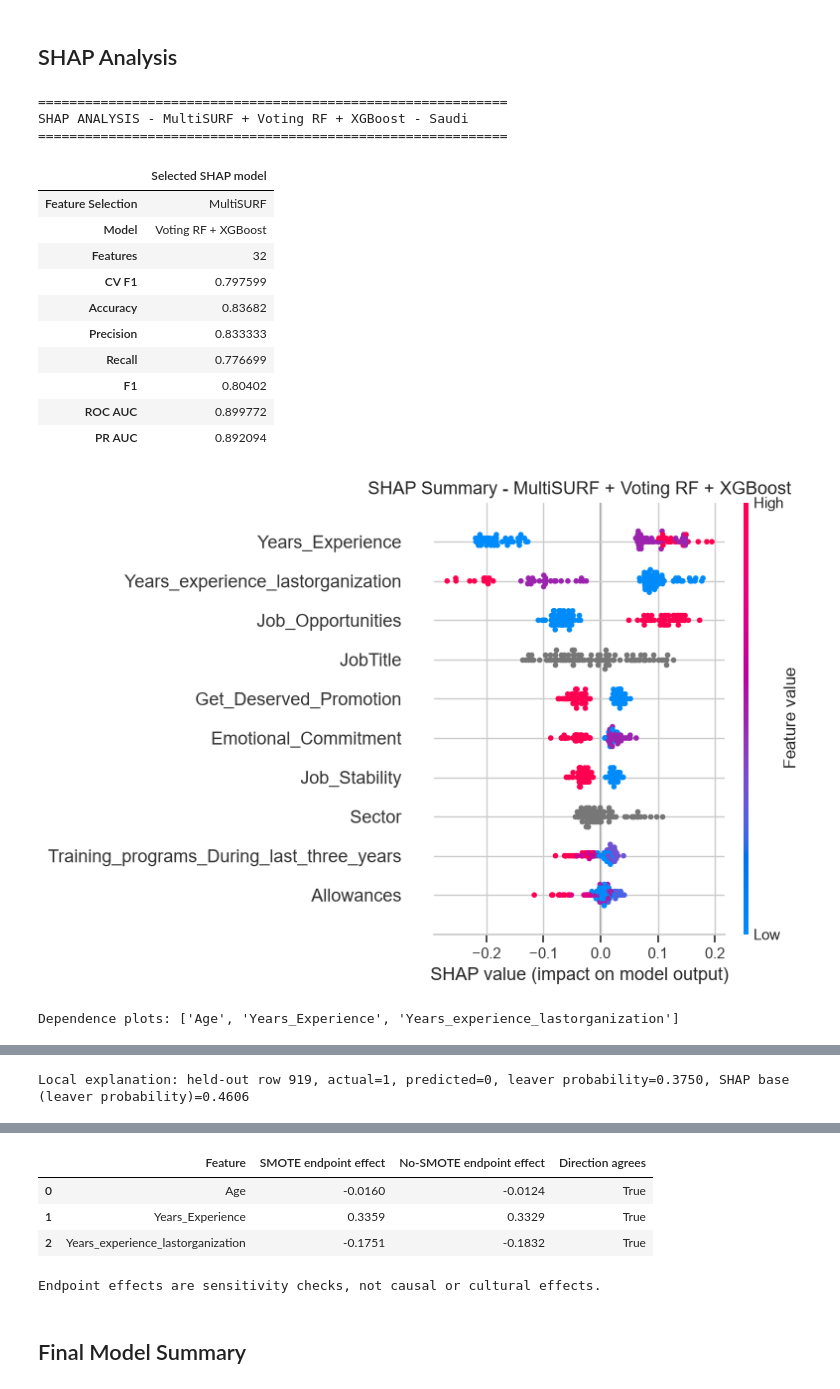
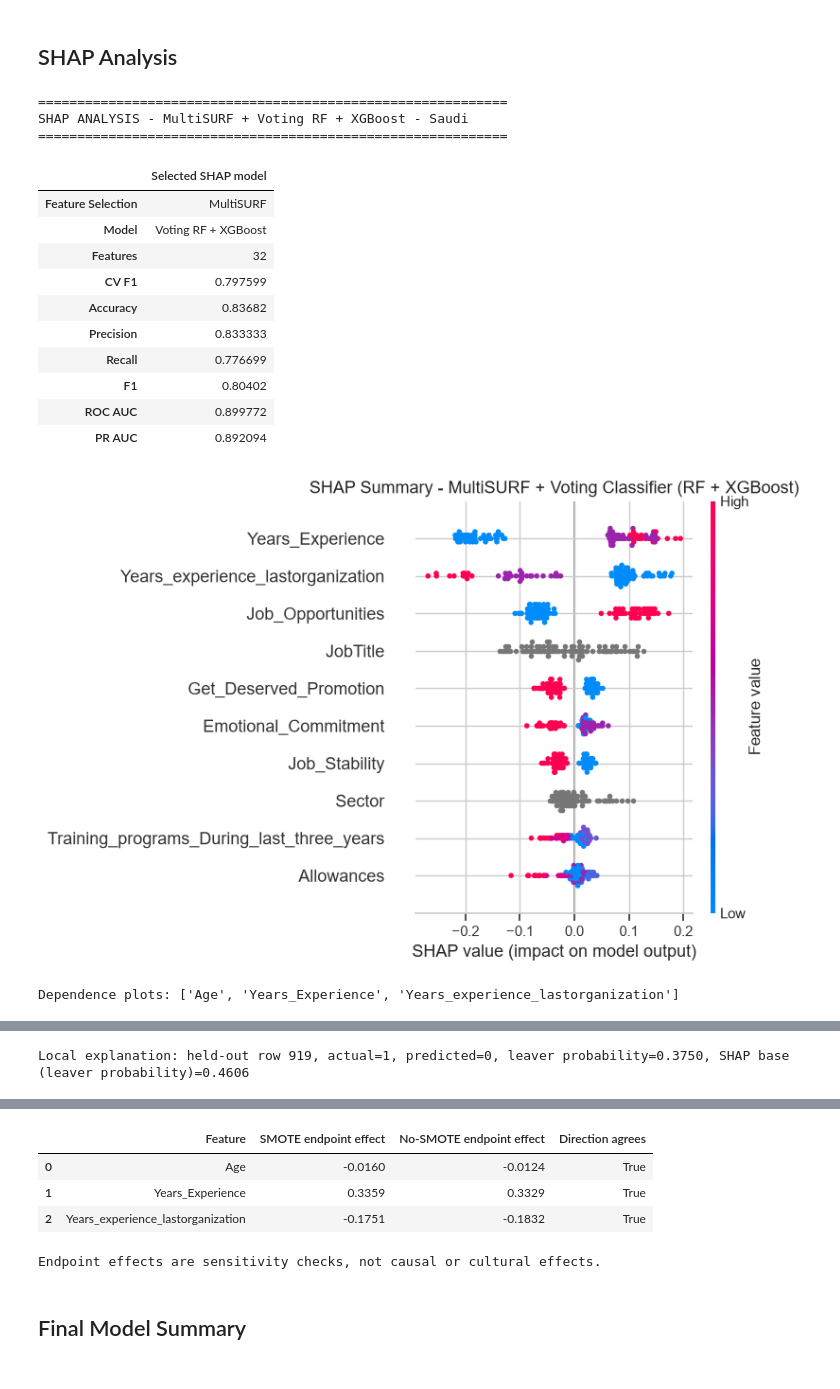
Before and after one commit to celotip/Employee-Attrition-Prediction, a Jupyter notebook: saudi/saudi-notebook.ipynb, the cells around one changed output, grey strips where cells are left out. Cells and saved outputs as stored; diff of their text form; code cells hidden in the pictures.

```diff
--- a/saudi/saudi-notebook.ipynb
+++ b/saudi/saudi-notebook.ipynb
@@ -474,13 +474,13 @@ print("="*60)
 print("TARGET ENCODING AND NUMERIC PREPARATION")
 print("="*60)
 
-# Preserve the train-only, ordinal-coded feature matrix for fold-wise pipelines.
+# Preserve the train-only, mixed-type feature matrix for fold-wise pipelines.
 # The model pipelines below fit this target encoder inside each CV fold.
 X_train_raw_model = X_train.copy()
 X_test_raw_model = X_test.copy()
 
 class MEstimateTargetEncoder(BaseEstimator, TransformerMixin):
-    """Fold-safe smoothed target encoding for already ordinal-coded columns."""
+    """Fold-safe smoothed target encoding for selected nominal columns."""
 
     def __init__(self, columns=None, m=10):
         self.columns = columns
@@ -1646,7 +1645,9 @@ shap.summary_plot(
     max_display=10,
     show=False,
 )
-plt.title(f"SHAP Summary - {shap_selector_name} + {shap_model_name}", fontsize=13)
+shap_model_components = shap_model_name.removeprefix("Voting ").replace(" (equal weights)", "")
+shap_display_name = f"Voting Classifier ({shap_model_components})"
+plt.title(f"SHAP Summary - {shap_selector_name} + {shap_display_name}", fontsize=13)
 plt.tight_layout()
 plt.show()
 
@@ -1707,34 +1708,34 @@ if seniority_features:
         no_oversampling_effect = np.mean(
             no_oversampling_pipeline.predict_proba(high_frame)[:, 1]
             - no_oversampling_pipeline.predict_proba(low_frame)[:, 1]
         )
         artifact_rows.append({
             "Feature": feature,
             "SMOTE endpoint effect": oversampling_effect,
             "No-SMOTE endpoint effect": no_oversampling_effect,
             "Direction agrees": np.sign(oversampling_effect) == np.sign(no_oversampling_effect),
         })
     seniority_check = pd.DataFrame(artifact_rows)
     display(seniority_check.round(4))
     print("Endpoint effects are sensitivity checks, not causal or cultural effects.")
 else:
     print("No predefined seniority feature is present in this selected subset.")
 # %% [output]
 ============================================================
 SHAP ANALYSIS - MultiSURF + Voting RF + XGBoost - Saudi
 ============================================================
 |  | Selected SHAP model |
 | Feature Selection | MultiSURF |
 | Model | Voting RF + XGBoost |
 | Features | 32 |
 | CV F1 | 0.797599 |
 | Accuracy | 0.83682 |
 | Precision | 0.833333 |
 | Recall | 0.776699 |
 | F1 | 0.80402 |
 | ROC AUC | 0.899772 |
 | PR AUC | 0.892094 |
-[figure, old version]
+[figure, new version]
 Dependence plots: ['Age', 'Years_Experience', 'Years_experience_lastorganization']
 [figure]
 [figure]
```
Also changed, not shown: parts of 1 cell of this notebook, 4 other files.
